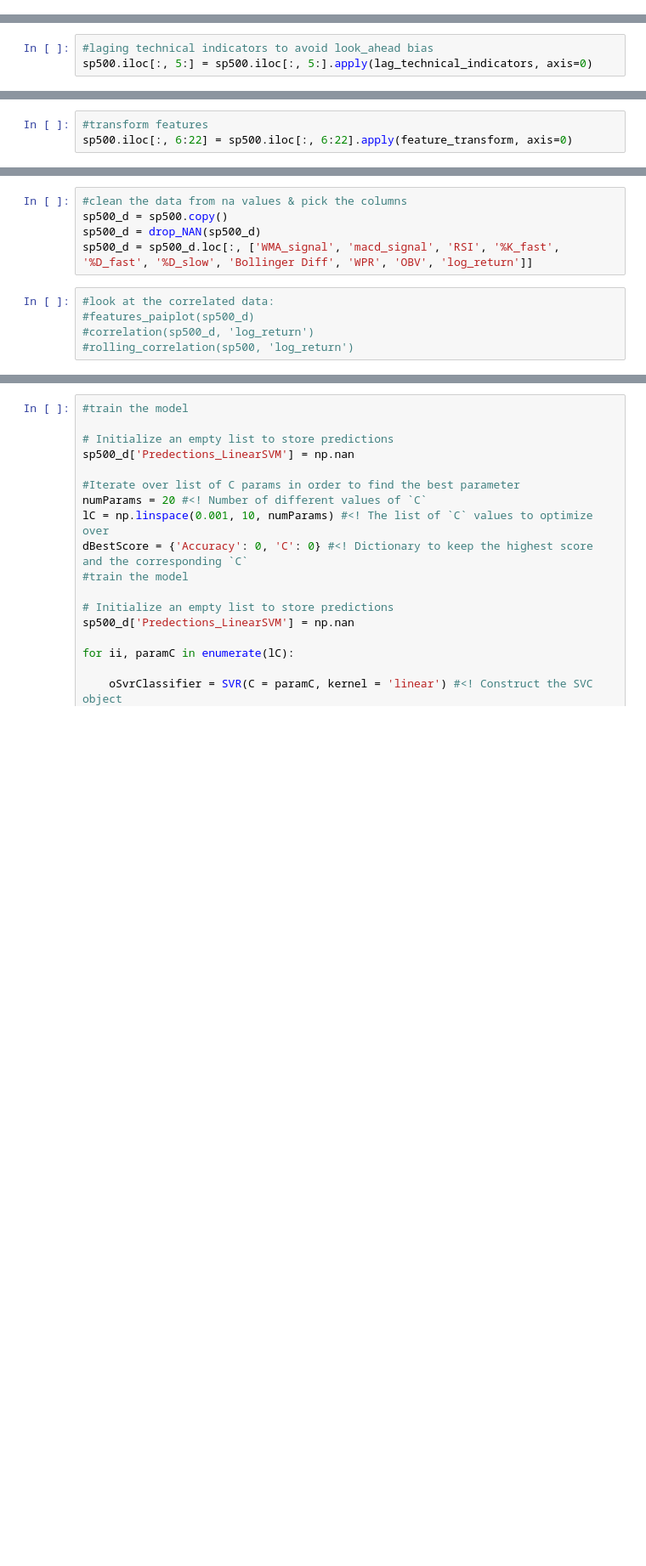
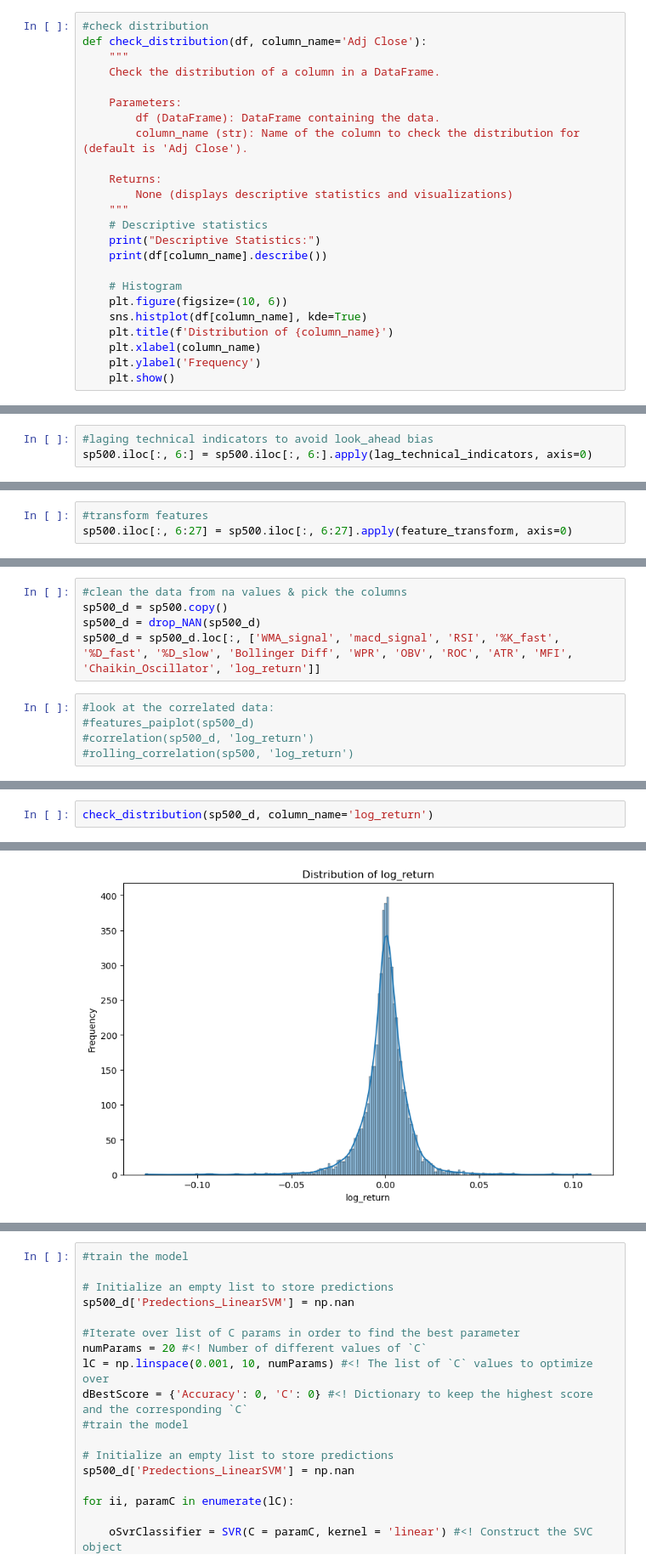
Before and after one commit to RashaJ90/Buy-Sell-Signals-XGBRegressor, a Jupyter notebook: notebooks/Write_again.ipynb, the cells around one changed output, grey strips where cells are left out. Shown at 85% size. Cells and saved outputs as stored; diff of their text form; blank space fills up the shorter version.

```diff
--- a/notebooks/Write_again.ipynb
+++ b/notebooks/Write_again.ipynb
@@ -501,6 +632,30 @@ def drop_NAN(df):
     cleaned_df = df.dropna()
 
     return cleaned_df
+# %%
+#check distribution
+def check_distribution(df, column_name='Adj Close'):
+    """
+    Check the distribution of a column in a DataFrame.
+
+    Parameters:
+        df (DataFrame): DataFrame containing the data.
+        column_name (str): Name of the column to check the distribution for (default is 'Adj Close').
+
+    Returns:
+        None (displays descriptive statistics and visualizations)
+    """
+    # Descriptive statistics
+    print("Descriptive Statistics:")
+    print(df[column_name].describe())
+
+    # Histogram
+    plt.figure(figsize=(10, 6))
+    sns.histplot(df[column_name], kde=True)
+    plt.title(f'Distribution of {column_name}')
+    plt.xlabel(column_name)
+    plt.ylabel('Frequency')
+    plt.show()
 # %%
 ## start from here
 # %%
@@ -509,5 +664,5 @@ sp500 = sp500_data.copy()
 sp500 = technical_indicators(sp500)
 # %%
 #laging technical indicators to avoid look_ahead bias
-sp500.iloc[:, 5:] = sp500.iloc[:, 5:].apply(lag_technical_indicators, axis=0)
+sp500.iloc[:, 6:] = sp500.iloc[:, 6:].apply(lag_technical_indicators, axis=0)
 # %% [output]
@@ -535,7 +686,7 @@ sp500 = calculate_discrete_returns(sp500)
 sp500 = calculate_log_returns_per(sp500)
 # %%
 #transform features
-sp500.iloc[:, 6:22] = sp500.iloc[:, 6:22].apply(feature_transform, axis=0)
+sp500.iloc[:, 6:27] = sp500.iloc[:, 6:27].apply(feature_transform, axis=0)
 # %%
 #correlation before choosing features
 #correlation(sp500, 'log_return')
@@ -550,7 +703,7 @@ sp500.iloc[:, 6:22] = sp500.iloc[:, 6:22].apply(feature_transform, axis=0)
 #clean the data from na values & pick the columns
 sp500_d = sp500.copy()
 sp500_d = drop_NAN(sp500_d)
-sp500_d = sp500_d.loc[:, ['WMA_signal', 'macd_signal', 'RSI', '%K_fast', '%D_fast', '%D_slow', 'Bollinger Diff', 'WPR', 'OBV', 'log_return']]
+sp500_d = sp500_d.loc[:, ['WMA_signal', 'macd_signal', 'RSI', '%K_fast', '%D_fast', '%D_slow', 'Bollinger Diff', 'WPR', 'OBV', 'ROC', 'ATR', 'MFI', 'Chaikin_Oscillator', 'log_return']]
 # %%
 #look at the correlated data:
 #features_paiplot(sp500_d)
@@ -561,0 +715,3 @@ chosen_features = ['WMA_signal', 'macd_signal', 'RSI', '%K_fast', '%D_fast', '%D
+# %%
+check_distribution(sp500_d, column_name='log_return')
+# %% [output]
@@ -562,3 +728,4 @@ chosen_features = ['WMA_signal', 'macd_signal', 'RSI', '%K_fast', '%D_fast', '%D
+[figure, added]
 # %%
 #Model - Linear SVR
 #Split the data
```
Also changed, not shown: parts of 14 cells of this notebook, 1 other file.
